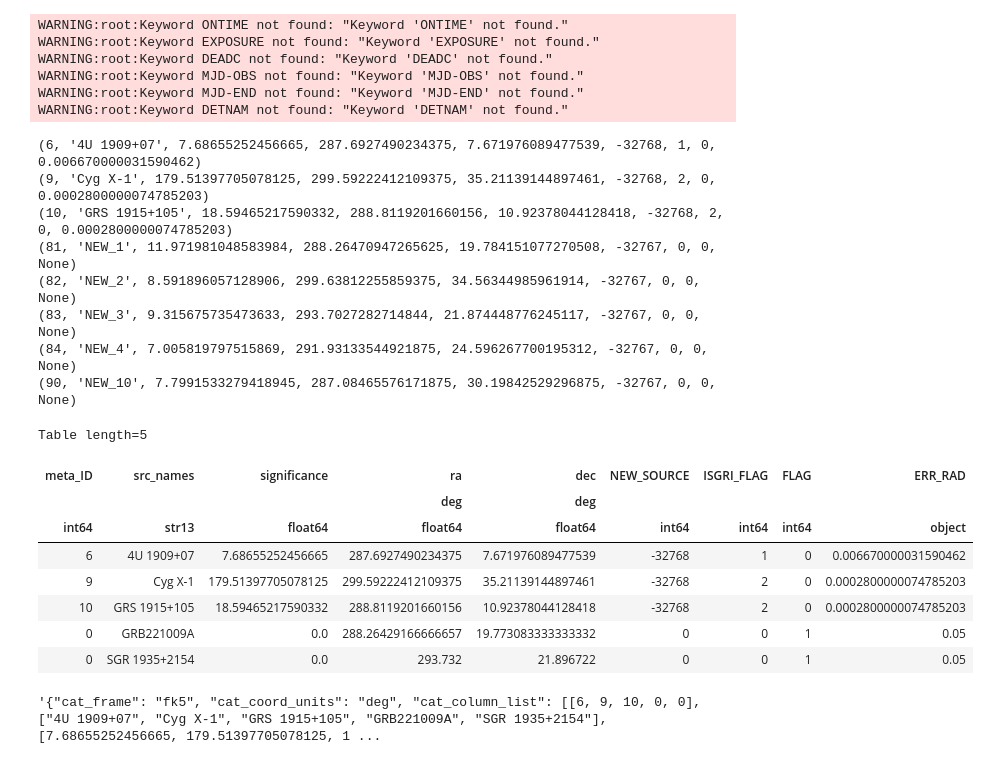
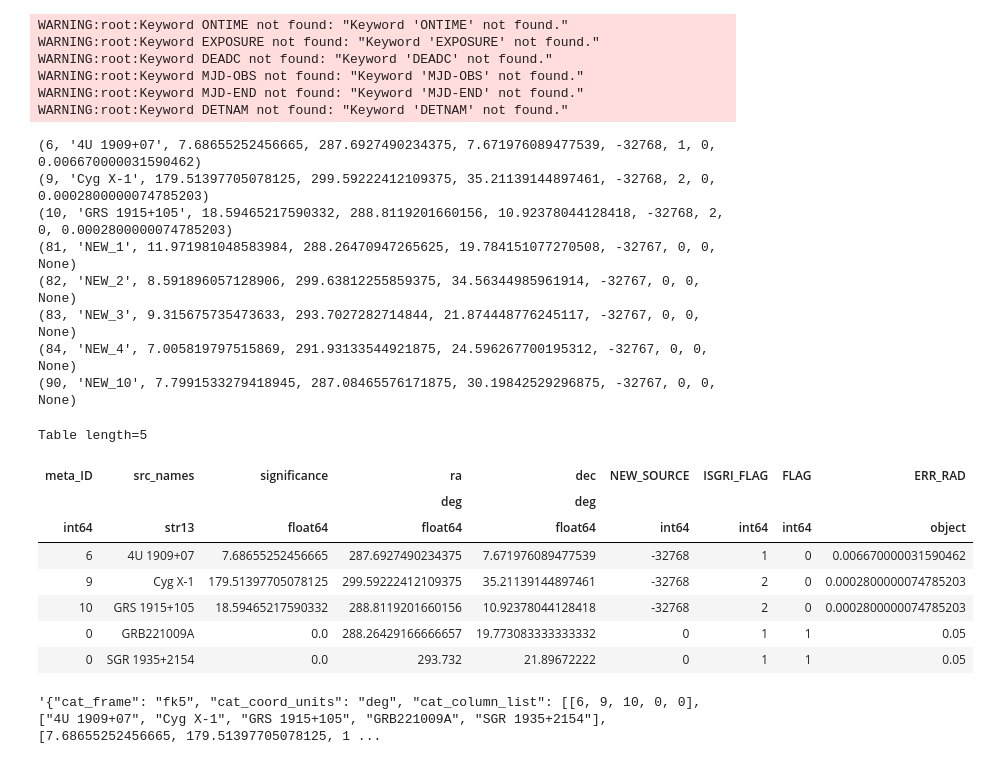
Before and after one commit to volodymyrss/grb221009, a Jupyter notebook: grbbase.ipynb, the cells around one changed output. Saved outputs shown, nothing was run; the diff lists cells and outputs as text; code cells hidden in the pictures.

```diff
--- a/grbbase.ipynb
+++ b/grbbase.ipynb
@@ -365,7 +379,7 @@ cat.table.add_row(
     'src_names': source_name,
     'ra': src_coord.ra.deg,
     'dec': src_coord.dec.deg,
-    # 'ISGRI_FLAG': 1,
+    'ISGRI_FLAG': 1,
     'FLAG': 1,
     'ERR_RAD': 0.05,
 })
@@ -373,36 +387,36 @@ cat.table.add_row(
 sgr = SkyCoord.from_name('SGR 1935+2154')
 cat.table.add_row(
 {
     'src_names': 'SGR 1935+2154',
     'ra': sgr.ra.deg,
     'dec': sgr.dec.deg,
-    # 'ISGRI_FLAG': 1,
+    'ISGRI_FLAG': 1,
     'FLAG': 1,
     'ERR_RAD': 0.05,
 })
 
 
 cat.table.remove_rows(toremove)
 
 cat.table
 # %% [output]
 (6, '4U 1909+07', 7.68655252456665, 287.6927490234375, 7.671976089477539, -32768, 1, 0, 0.006670000031590462)
 (9, 'Cyg X-1', 179.51397705078125, 299.59222412109375, 35.21139144897461, -32768, 2, 0, 0.0002800000074785203)
 (10, 'GRS 1915+105', 18.59465217590332, 288.8119201660156, 10.92378044128418, -32768, 2, 0, 0.0002800000074785203)
 (81, 'NEW_1', 11.971981048583984, 288.26470947265625, 19.784151077270508, -32767, 0, 0, None)
 (82, 'NEW_2', 8.591896057128906, 299.63812255859375, 34.56344985961914, -32767, 0, 0, None)
 (83, 'NEW_3', 9.315675735473633, 293.7027282714844, 21.874448776245117, -32767, 0, 0, None)
 (84, 'NEW_4', 7.005819797515869, 291.93133544921875, 24.596267700195312, -32767, 0, 0, None)
 (90, 'NEW_10', 7.7991533279418945, 287.08465576171875, 30.19842529296875, -32767, 0, 0, None)
 Table length=5
 | meta_ID | src_names | significance | ra | dec | NEW_SOURCE | ISGRI_FLAG | FLAG | ERR_RAD |
 |  |  |  | deg | deg |  |  |  |  |
 | int64 | str13 | float64 | float64 | float64 | int64 | int64 | int64 | object |
 | 6 | 4U 1909+07 | 7.68655252456665 | 287.6927490234375 | 7.671976089477539 | -32768 | 1 | 0 | 0.006670000031590462 |
 | 9 | Cyg X-1 | 179.51397705078125 | 299.59222412109375 | 35.21139144897461 | -32768 | 2 | 0 | 0.0002800000074785203 |
 | 10 | GRS 1915+105 | 18.59465217590332 | 288.8119201660156 | 10.92378044128418 | -32768 | 2 | 0 | 0.0002800000074785203 |
-| 0 | GRB221009A | 0.0 | 288.26429166666657 | 19.773083333333332 | 0 | 0 | 1 | 0.05 |
-| 0 | SGR 1935+2154 | 0.0 | 293.732 | 21.896722 | 0 | 0 | 1 | 0.05 |
+| 0 | GRB221009A | 0.0 | 288.26429166666657 | 19.773083333333332 | 0 | 1 | 1 | 0.05 |
+| 0 | SGR 1935+2154 | 0.0 | 293.732 | 21.89672222 | 0 | 1 | 1 | 0.05 |
 # %%
 from astropy.table import Table
 
```
Also changed, not shown: parts of 18 cells of this notebook, 15 other files.
